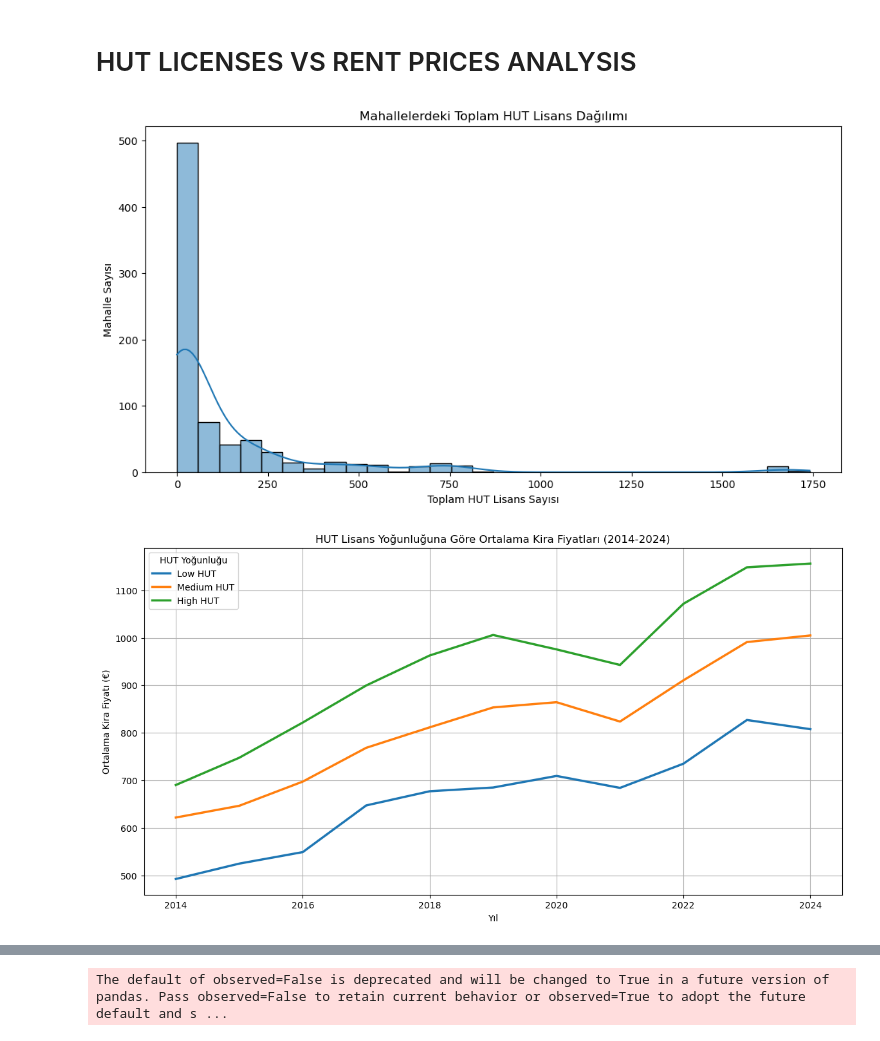
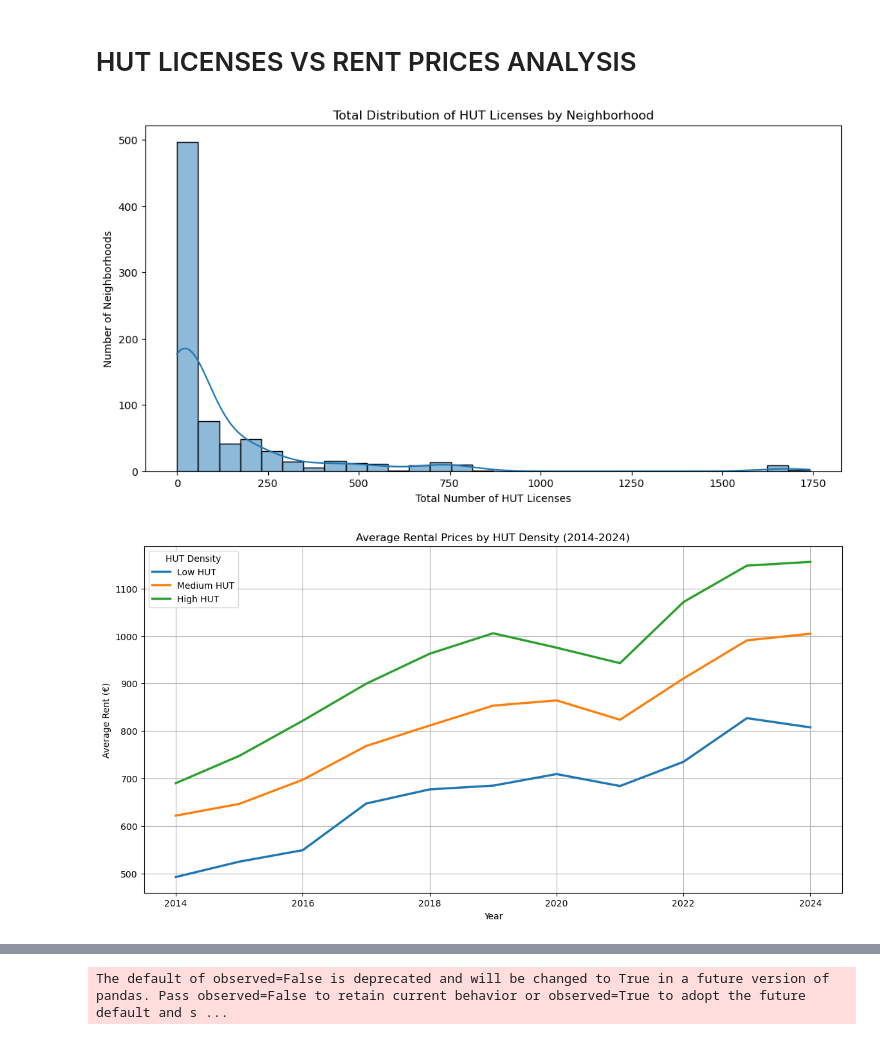
Before and after one commit to tolgaunal33/Barcelona_Housing_Affordability_Project, a Jupyter notebook: notebooks/11_airbnb_ipmact_EDA.ipynb, the cells around one changed output, grey strips where cells are left out. Saved outputs shown, nothing was run; the diff lists cells and outputs as text; code cells hidden in the pictures.

```diff
--- a/notebooks/11_airbnb_ipmact_EDA.ipynb
+++ b/notebooks/11_airbnb_ipmact_EDA.ipynb
@@ -374,24 +374,24 @@ df = df[(df['year'] >= 2014) & (df['year'] <= 2024)]
 # %%
 plt.figure(figsize=(12, 6))
 sns.histplot(data=df, x='cumulative_licenses', bins=30, kde=True)
-plt.title('Mahallelerdeki Toplam HUT Lisans Dağılımı')
-plt.xlabel('Toplam HUT Lisans Sayısı')
-plt.ylabel('Mahalle Sayısı')
+plt.title('Total Distribution of HUT Licenses by Neighborhood')
+plt.xlabel('Total Number of HUT Licenses')
+plt.ylabel('Number of Neighborhoods')
 plt.show()
 # %% [output]
-[figure, old version]
+[figure, new version]
 # %%
 plt.figure(figsize=(14, 7))
 sns.lineplot(data=df, x='year', y='avg_rent_price', hue='hut_category',
              estimator='median', errorbar=None, linewidth=2.5)
-plt.title('HUT Lisans Yoğunluğuna Göre Ortalama Kira Fiyatları (2014-2024)')
-plt.xlabel('Yıl')
-plt.ylabel('Ortalama Kira Fiyatı (€)')
-plt.legend(title='HUT Yoğunluğu')
+plt.title('Average Rental Prices by HUT Density (2014-2024)')
+plt.xlabel('Year')
+plt.ylabel('Average Rent (€)')
+plt.legend(title='HUT Density')
 plt.grid(True)
 plt.show()
 # %% [output]
-[figure, old version]
+[figure, new version]
 # %%
 plt.figure(figsize=(14, 7))
 sns.boxplot(data=df, x='year', y='rent_change_pct', hue='hut_category')
```
Also changed, not shown: parts of 3 cells of this notebook, 45 other files.
